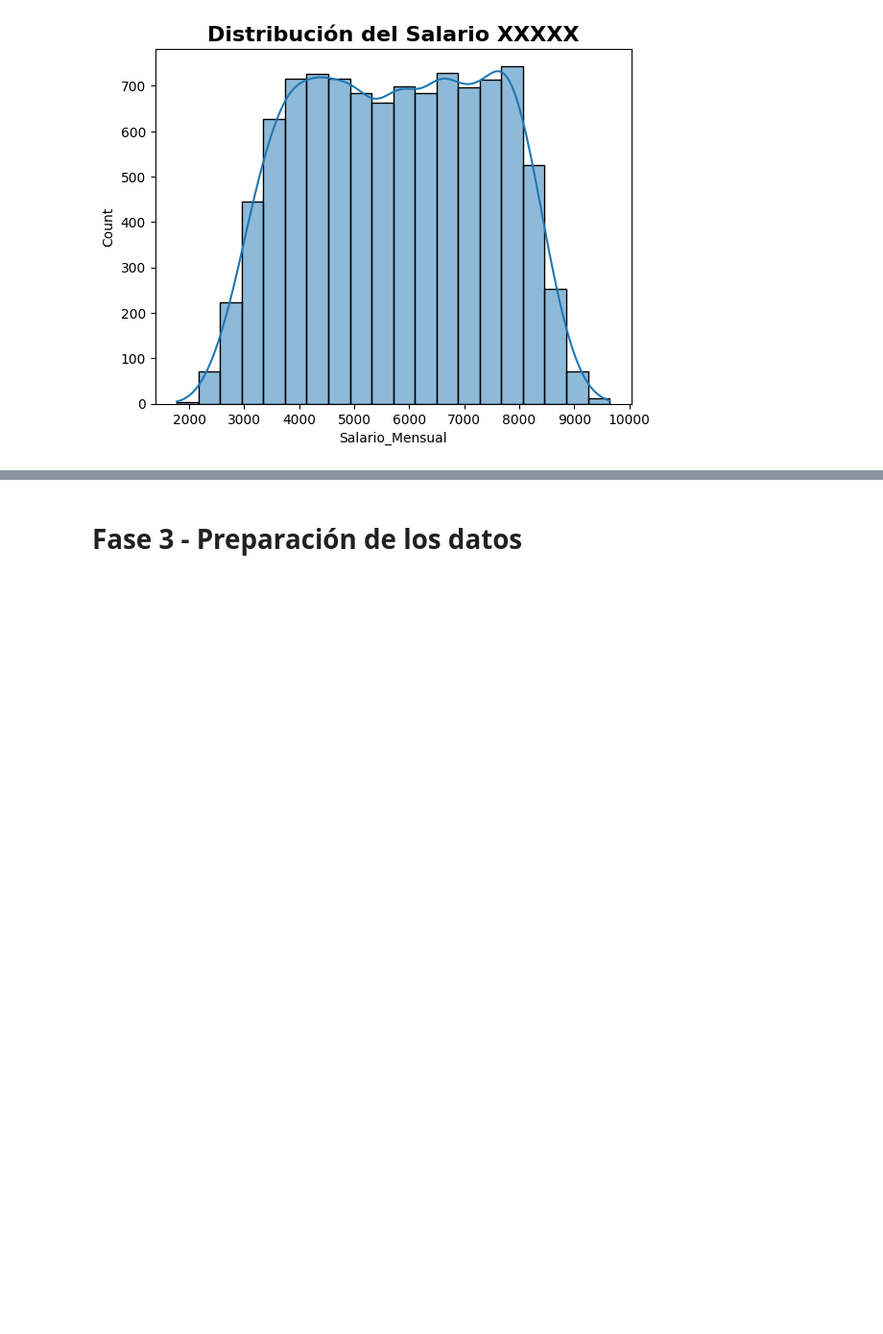
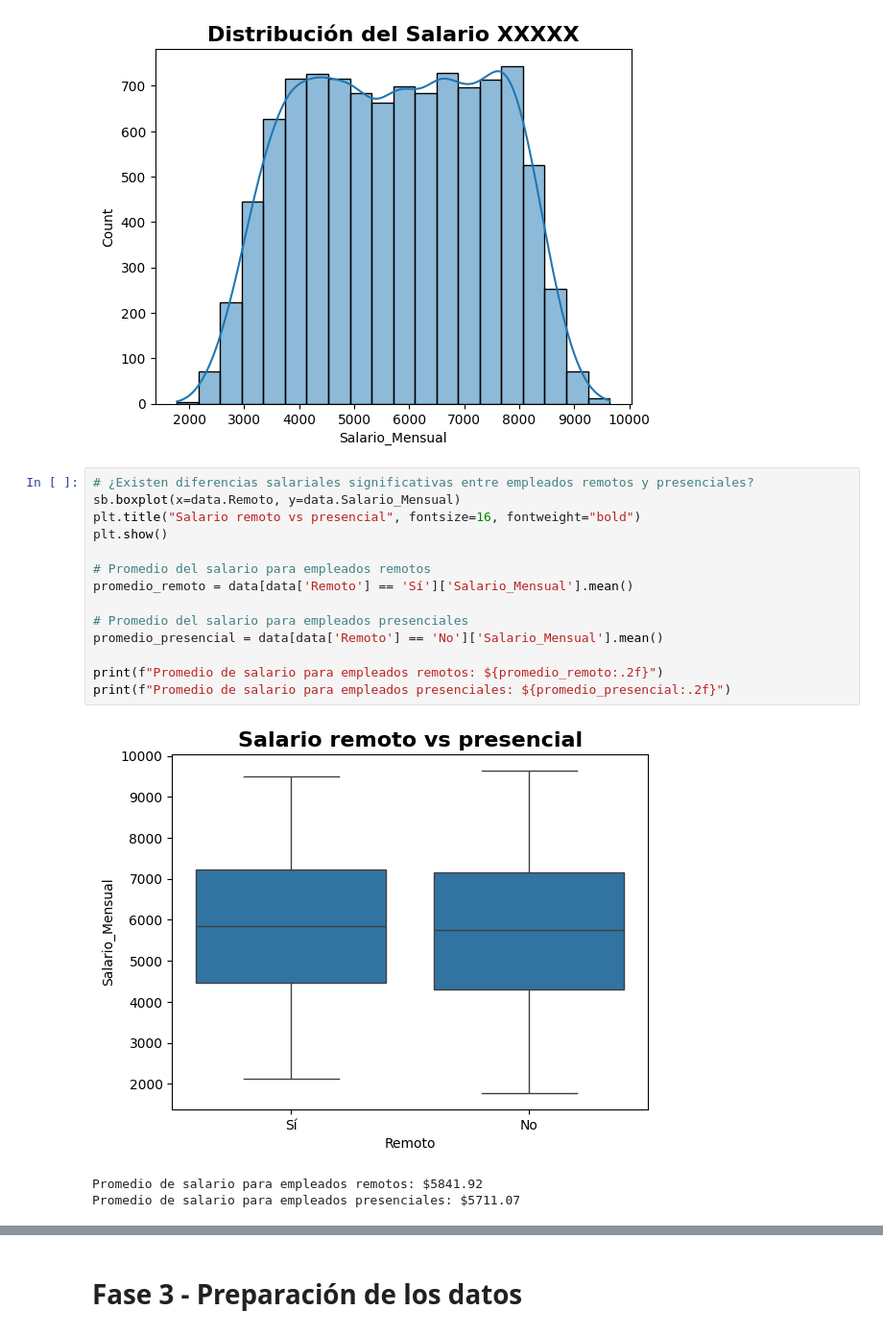
Before and after one commit to kotonitro/Inteligencia_Artificial_UBB, a Jupyter notebook: Certamen_2/620454_Base_E2_Regresion.ipynb, the cells around one changed output, grey strips where cells are left out. Shown at 96% size. Saved outputs shown, nothing was run; the diff lists cells and outputs as text; blank space fills up the shorter version.

```diff
--- a/Certamen_2/620454_Base_E2_Regresion.ipynb
+++ b/Certamen_2/620454_Base_E2_Regresion.ipynb
@@ -221,3 +230,21 @@ plt.show()
 # %% [output]
 [figure]
 [figure]
+# %%
+# ¿Existen diferencias salariales significativas entre empleados remotos y presenciales?
+sb.boxplot(x=data.Remoto, y=data.Salario_Mensual)
+plt.title("Salario remoto vs presencial", fontsize=16, fontweight="bold")
+plt.show()
+
+# Promedio del salario para empleados remotos
+promedio_remoto = data[data['Remoto'] == 'Sí']['Salario_Mensual'].mean()
+
+# Promedio del salario para empleados presenciales
+promedio_presencial = data[data['Remoto'] == 'No']['Salario_Mensual'].mean()
+
+print(f"Promedio de salario para empleados remotos: ${promedio_remoto:.2f}")
+print(f"Promedio de salario para empleados presenciales: ${promedio_presencial:.2f}")
+# %% [output]
+[figure, added]
+Promedio de salario para empleados remotos: $5841.92
+Promedio de salario para empleados presenciales: $5711.07
```
Also changed, not shown: parts of 3 cells of this notebook.
